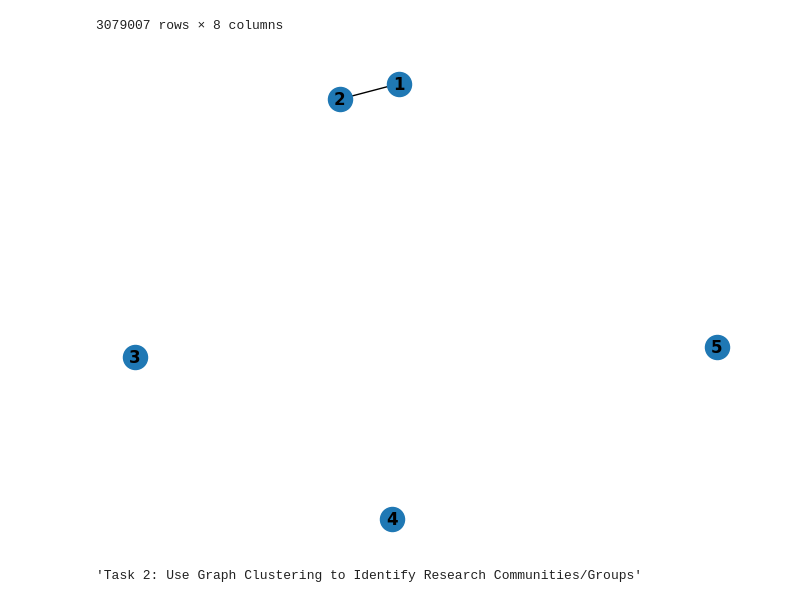
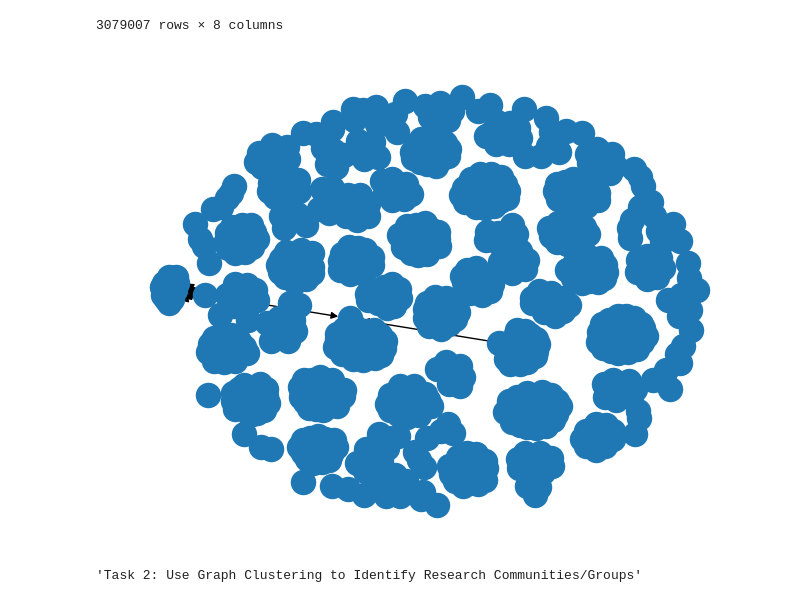
Before and after one commit to alesss-b/Data-Science-I-Group-Project, a Jupyter notebook: co-authorship_network_and_research_community_detection.ipynb, the cells around one changed output. Drawn from its saved outputs; the diff is of its cells as text; code cells hidden in the pictures.

Commit message:
Made basic graph of paper references

```diff
--- a/co-authorship_network_and_research_community_detection.ipynb
+++ b/co-authorship_network_and_research_community_detection.ipynb
@@ -69,23 +69,28 @@ Concatenating Data Frames...
 3079007 rows × 8 columns
 # %%
 """Task 1: Map Co-Author Networks Within and Across Venues/Conferences"""
-graph = nx.Graph()
+graph = nx.DiGraph()
+
+papers_100 = papers.head(100)
 
 graph.add_node(1)
-graph.add_nodes_from([2, 3])
-graph.add_nodes_from([(4, {"color": "red"}), (5, {"color": "green"})])
-graph.add_edge(1, 2)
+graph.add_nodes_from(papers_100['id'])
+for paper in papers_100.itertuples():
+    if type(paper.references) is list:
+        for reference in paper.references:
+            graph.add_edge(paper.id, reference)
 
-nx.draw(graph, with_labels=True, font_weight='bold')
+
+nx.draw(graph, with_labels=False, font_weight='bold')
 
 plt.show()
 
 
 # for paper in papers.itertuples():
 #     if paper.n_citation == 0:
 #         print(paper.title)
 # %% [output]
-[figure, old version]
+[figure, new version]
 # %%
 """Task 2: Use Graph Clustering to Identify Research Communities/Groups"""
 # %% [output]
```
